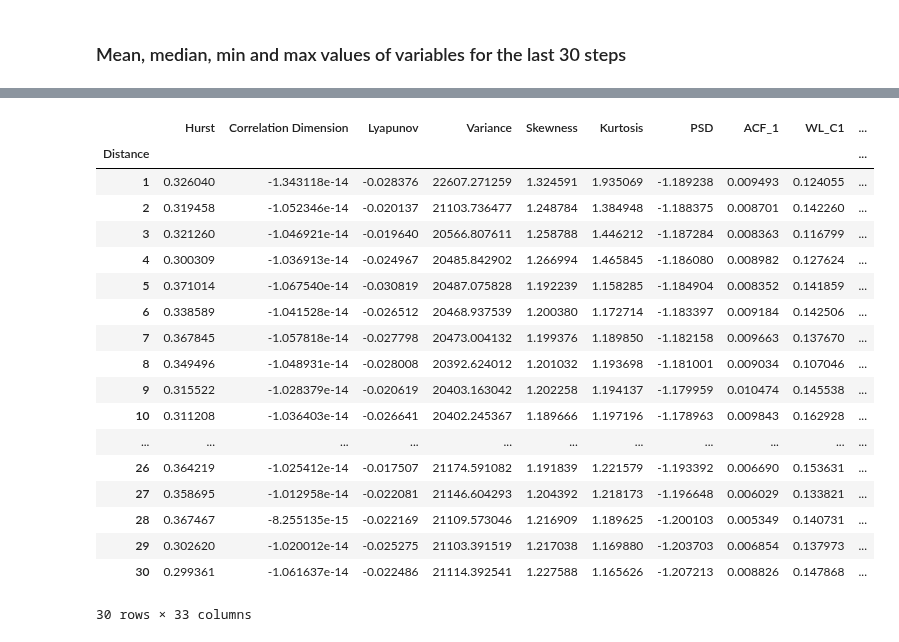
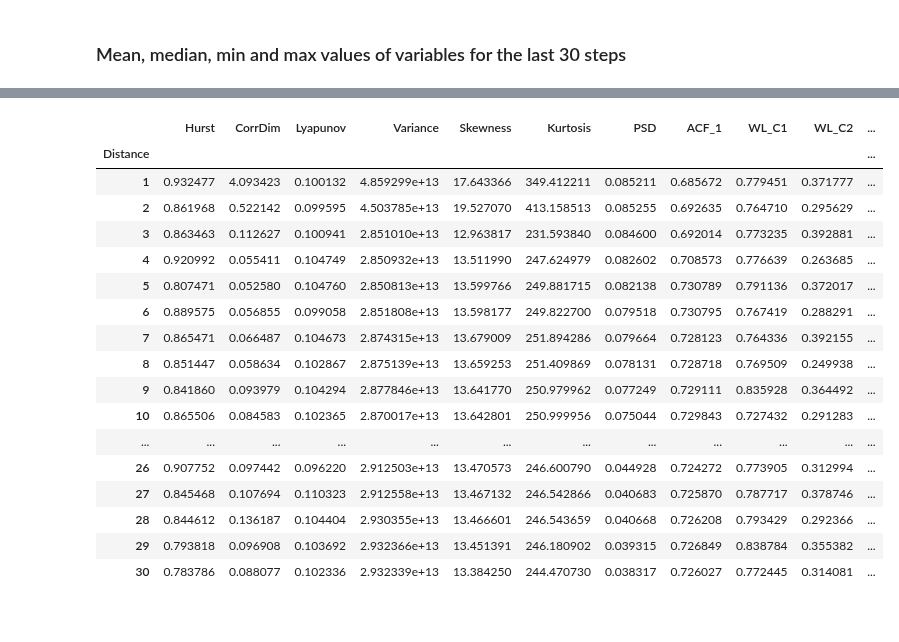
Before and after one commit to lebedevaale/early_warning_model, a Jupyter notebook: EDA.ipynb, the cells around one changed output, grey strips where cells are left out. Cells and saved outputs as stored; diff of their text form; code cells hidden in the pictures.

Commit message:
Recalculated EDA with new data and added median to graphs

```diff
--- a/EDA.ipynb
+++ b/EDA.ipynb
@@ -2,6 +2,12 @@
 import pandas as pd
 import functions as fun
 import importlib as imp
+import plotly.io as pio
+
+import warnings
+warnings.filterwarnings("ignore")
+pio.templates.default = "plotly_dark"
+pd.set_option('display.max_columns', None)
 # %%
 imp.reload(fun)
 # %% [output]
@@ -70,24 +97,23 @@ data_median
 # %%
-data_max = data_logdyn.groupby('Distance')[data_logdyn.columns.drop(['Volume', 'MA100', 'Rise', 'Distance', 'Index', 'Ticker'])].min().iloc[:30]
+data_max = data_logdyn.groupby('Distance')[data_logdyn.columns.drop(['Volume', 'MA100', 'Rise', 'Distance', 'Index', 'Ticker'])].max().iloc[:30]
 data_max.to_parquet('Data/final_max.parquet')
 data_max
 # %% [output]
-|  | Hurst | Correlation Dimension | Lyapunov | Variance | Skewness | Kurtosis | PSD | ACF_1 | WL_C1 | ... |
-| Distance |  |  |  |  |  |  |  |  |  | ... |
-| 1 | 0.326040 | -1.343118e-14 | -0.028376 | 22607.271259 | 1.324591 | 1.935069 | -1.189238 | 0.009493 | 0.124055 | ... |
-| 2 | 0.319458 | -1.052346e-14 | -0.020137 | 21103.736477 | 1.248784 | 1.384948 | -1.188375 | 0.008701 | 0.142260 | ... |
-| 3 | 0.321260 | -1.046921e-14 | -0.019640 | 20566.807611 | 1.258788 | 1.446212 | -1.187284 | 0.008363 | 0.116799 | ... |
-| 4 | 0.300309 | -1.036913e-14 | -0.024967 | 20485.842902 | 1.266994 | 1.465845 | -1.186080 | 0.008982 | 0.127624 | ... |
-| 5 | 0.371014 | -1.067540e-14 | -0.030819 | 20487.075828 | 1.192239 | 1.158285 | -1.184904 | 0.008352 | 0.141859 | ... |
-| 6 | 0.338589 | -1.041528e-14 | -0.026512 | 20468.937539 | 1.200380 | 1.172714 | -1.183397 | 0.009184 | 0.142506 | ... |
-| 7 | 0.367845 | -1.057818e-14 | -0.027798 | 20473.004132 | 1.199376 | 1.189850 | -1.182158 | 0.009663 | 0.137670 | ... |
-| 8 | 0.349496 | -1.048931e-14 | -0.028008 | 20392.624012 | 1.201032 | 1.193698 | -1.181001 | 0.009034 | 0.107046 | ... |
-| 9 | 0.315522 | -1.028379e-14 | -0.020619 | 20403.163042 | 1.202258 | 1.194137 | -1.179959 | 0.010474 | 0.145538 | ... |
-| 10 | 0.311208 | -1.036403e-14 | -0.026641 | 20402.245367 | 1.189666 | 1.197196 | -1.178963 | 0.009843 | 0.162928 | ... |
-| ... | ... | ... | ... | ... | ... | ... | ... | ... | ... | ... |
-| 26 | 0.364219 | -1.025412e-14 | -0.017507 | 21174.591082 | 1.191839 | 1.221579 | -1.193392 | 0.006690 | 0.153631 | ... |
-| 27 | 0.358695 | -1.012958e-14 | -0.022081 | 21146.604293 | 1.204392 | 1.218173 | -1.196648 | 0.006029 | 0.133821 | ... |
-| 28 | 0.367467 | -8.255135e-15 | -0.022169 | 21109.573046 | 1.216909 | 1.189625 | -1.200103 | 0.005349 | 0.140731 | ... |
-| 29 | 0.302620 | -1.020012e-14 | -0.025275 | 21103.391519 | 1.217038 | 1.169880 | -1.203703 | 0.006854 | 0.137973 | ... |
-| 30 | 0.299361 | -1.061637e-14 | -0.022486 | 21114.392541 | 1.227588 | 1.165626 | -1.207213 | 0.008826 | 0.147868 | ... |
+|  | Hurst | CorrDim | Lyapunov | Variance | Skewness | Kurtosis | PSD | ACF_1 | WL_C1 | WL_C2 | ... |
+| Distance |  |  |  |  |  |  |  |  |  |  | ... |
+| 1 | 0.932477 | 4.093423 | 0.100132 | 4.859299e+13 | 17.643366 | 349.412211 | 0.085211 | 0.685672 | 0.779451 | 0.371777 | ... |
+| 2 | 0.861968 | 0.522142 | 0.099595 | 4.503785e+13 | 19.527070 | 413.158513 | 0.085255 | 0.692635 | 0.764710 | 0.295629 | ... |
+| 3 | 0.863463 | 0.112627 | 0.100941 | 2.851010e+13 | 12.963817 | 231.593840 | 0.084600 | 0.692014 | 0.773235 | 0.392881 | ... |
+| 4 | 0.920992 | 0.055411 | 0.104749 | 2.850932e+13 | 13.511990 | 247.624979 | 0.082602 | 0.708573 | 0.776639 | 0.263685 | ... |
+| 5 | 0.807471 | 0.052580 | 0.104760 | 2.850813e+13 | 13.599766 | 249.881715 | 0.082138 | 0.730789 | 0.791136 | 0.372017 | ... |
+| 6 | 0.889575 | 0.056855 | 0.099058 | 2.851808e+13 | 13.598177 | 249.822700 | 0.079518 | 0.730795 | 0.767419 | 0.288291 | ... |
+| 7 | 0.865471 | 0.066487 | 0.104673 | 2.874315e+13 | 13.679009 | 251.894286 | 0.079664 | 0.728123 | 0.764336 | 0.392155 | ... |
+| 8 | 0.851447 | 0.058634 | 0.102867 | 2.875139e+13 | 13.659253 | 251.409869 | 0.078131 | 0.728718 | 0.769509 | 0.249938 | ... |
+| 9 | 0.841860 | 0.093979 | 0.104294 | 2.877846e+13 | 13.641770 | 250.979962 | 0.077249 | 0.729111 | 0.835928 | 0.364492 | ... |
+| 10 | 0.865506 | 0.084583 | 0.102365 | 2.870017e+13 | 13.642801 | 250.999956 | 0.075044 | 0.729843 | 0.727432 | 0.291283 | ... |
+| ... | ... | ... | ... | ... | ... | ... | ... | ... | ... | ... | ... |
+| 26 | 0.907752 | 0.097442 | 0.096220 | 2.912503e+13 | 13.470573 | 246.600790 | 0.044928 | 0.724272 | 0.773905 | 0.312994 | ... |
+| 27 | 0.845468 | 0.107694 | 0.110323 | 2.912558e+13 | 13.467132 | 246.542866 | 0.040683 | 0.725870 | 0.787717 | 0.378746 | ... |
+| 28 | 0.844612 | 0.136187 | 0.104404 | 2.930355e+13 | 13.466601 | 246.543659 | 0.040668 | 0.726208 | 0.793429 | 0.292366 | ... |
+| 29 | 0.793818 | 0.096908 | 0.103692 | 2.932366e+13 | 13.451391 | 246.180902 | 0.039315 | 0.726849 | 0.838784 | 0.355382 | ... |
+| 30 | 0.783786 | 0.088077 | 0.102336 | 2.932339e+13 | 13.384250 | 244.470730 | 0.038317 | 0.726027 | 0.772445 | 0.314081 | ... |
-30 rows × 33 columns
```
Also changed, not shown: parts of 4 cells of this notebook, 4 other files.
